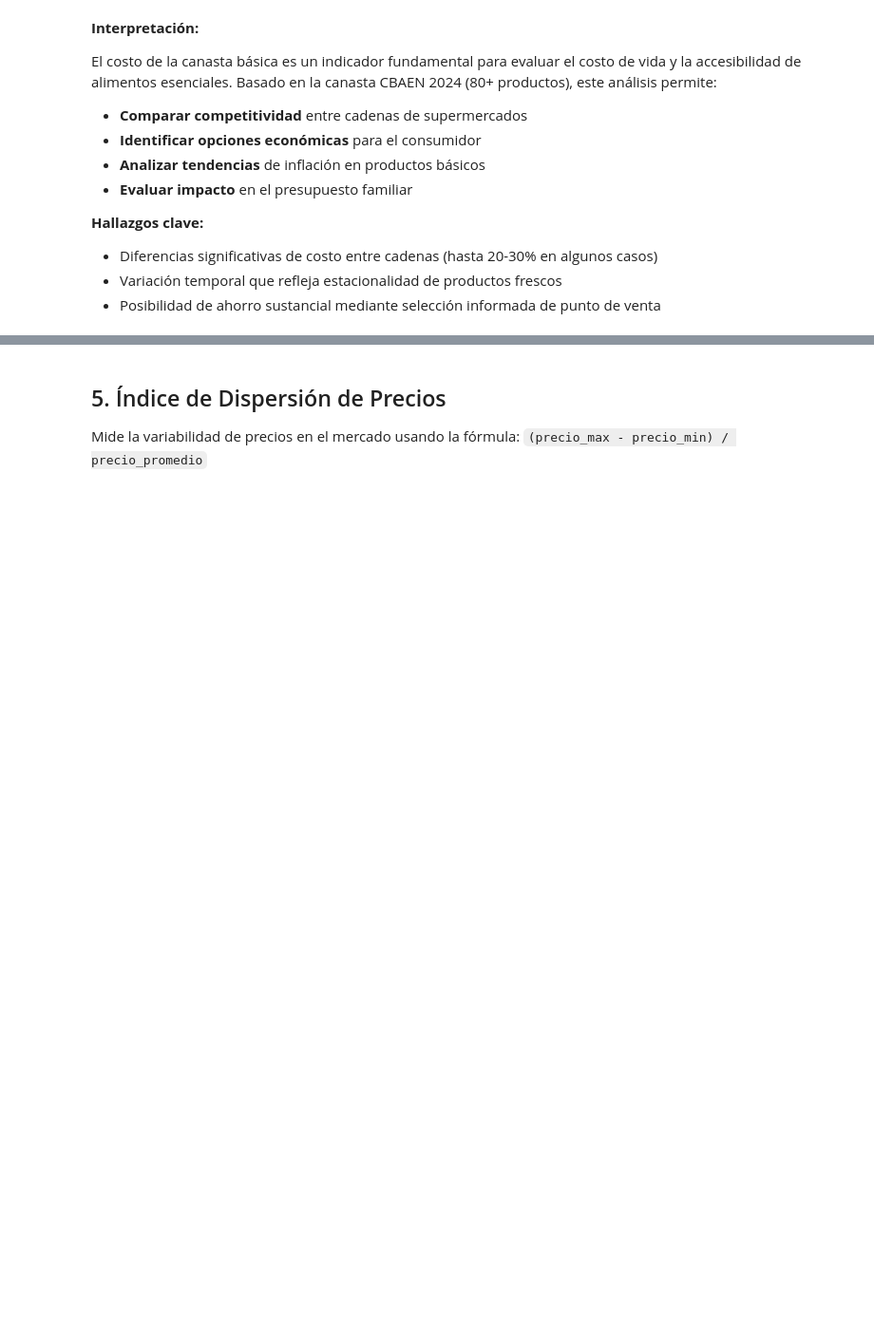
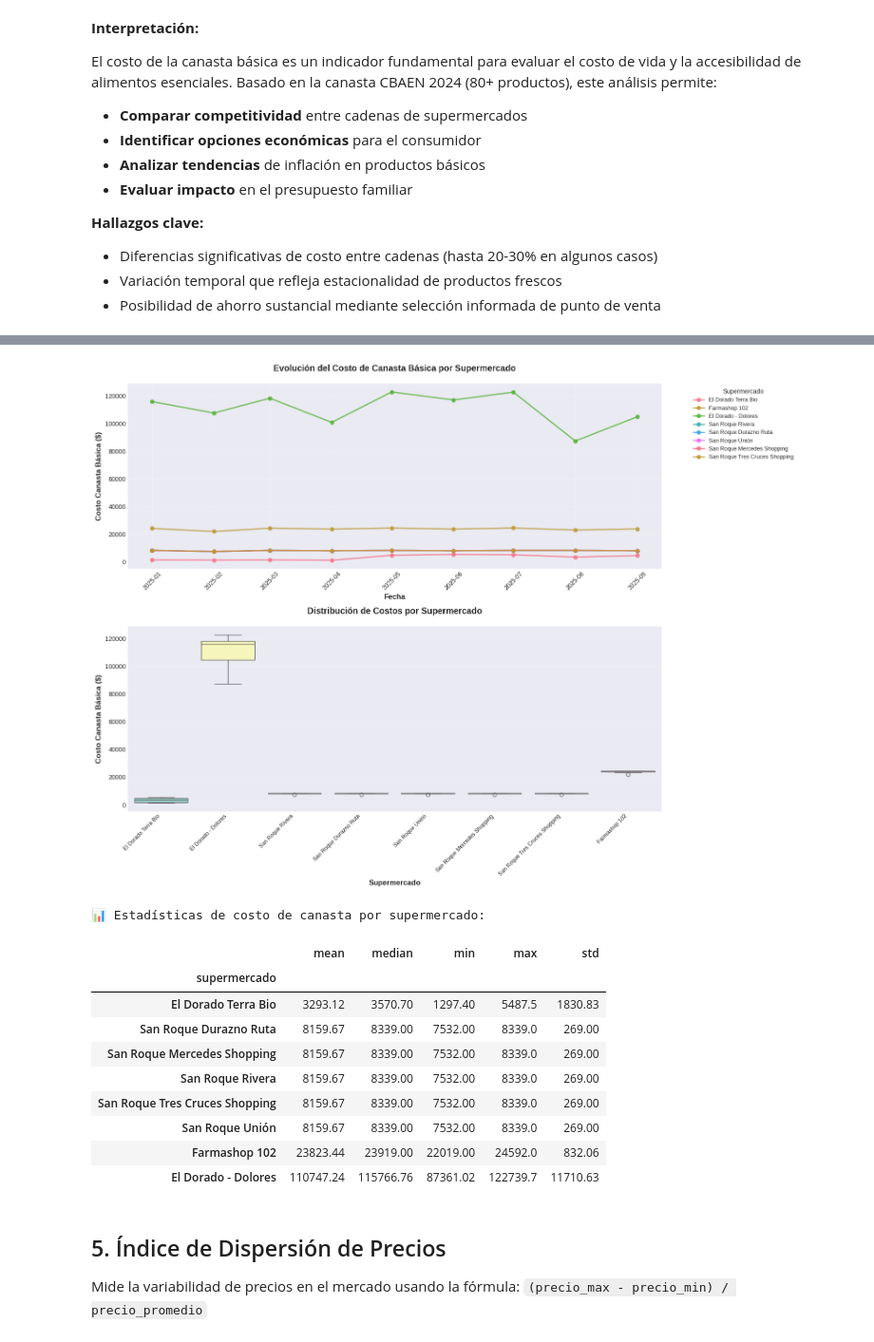
Before and after one commit to clara-s-n/monitor-precios-sipc, a Jupyter notebook: notebooks/03_dashboard.ipynb, the cells around one changed output, grey strips where cells are left out. Shown at 95% size. Cells and saved outputs as stored; diff of their text form; code cells hidden in the pictures; blank space fills up the shorter version.

```diff
--- a/notebooks/03_dashboard.ipynb
+++ b/notebooks/03_dashboard.ipynb
@@ -206,6 +308,6 @@ display(df_canasta.head(10))
 # %%
 # Crear fecha y ordenar
-df_canasta['fecha'] = pd.to_datetime(df_canasta[['anio', 'mes']].assign(dia=1))
+df_canasta['fecha'] = crear_fecha(df_canasta)
 df_canasta = df_canasta.sort_values('fecha')
 
 # Obtener los supermercados con más datos
@@ -216,33 +318,46 @@ df_canasta_top = df_canasta[df_canasta['supermercado'].isin(top_supermercados)]
 fig, (ax1, ax2) = plt.subplots(2, 1, figsize=(16, 12))
 
 # Gráfico 1: Series temporales
 for supermercado in top_supermercados:
     data = df_canasta_top[df_canasta_top['supermercado'] == supermercado]
     ax1.plot(data['fecha'], data['costo_canasta'], marker='o', linewidth=2, label=supermercado, alpha=0.8)
 
 ax1.set_xlabel('Fecha', fontsize=12, fontweight='bold')
 ax1.set_ylabel('Costo Canasta Básica ($)', fontsize=12, fontweight='bold')
 ax1.set_title('Evolución del Costo de Canasta Básica por Supermercado', fontsize=14, fontweight='bold', pad=20)
 ax1.legend(title='Supermercado', bbox_to_anchor=(1.05, 1), loc='upper left', fontsize=9)
 ax1.grid(True, alpha=0.3)
 plt.setp(ax1.xaxis.get_majorticklabels(), rotation=45)
 
 # Gráfico 2: Boxplot comparativo
 sns.boxplot(data=df_canasta_top, x='supermercado', y='costo_canasta', ax=ax2, palette='Set3')
 ax2.set_xlabel('Supermercado', fontsize=12, fontweight='bold')
 ax2.set_ylabel('Costo Canasta Básica ($)', fontsize=12, fontweight='bold')
 ax2.set_title('Distribución de Costos por Supermercado', fontsize=14, fontweight='bold', pad=20)
 ax2.grid(True, alpha=0.3, axis='y')
 plt.setp(ax2.xaxis.get_majorticklabels(), rotation=45, ha='right', fontsize=9)
 
 plt.tight_layout()
 plt.show()
 
 # Estadísticas por supermercado
 print("\n📊 Estadísticas de costo de canasta por supermercado:")
 stats_supermercado = df_canasta_top.groupby('supermercado')['costo_canasta'].agg(['mean', 'median', 'min', 'max', 'std']).round(2)
 stats_supermercado = stats_supermercado.sort_values('mean')
 display(stats_supermercado)
+# %% [output]
+[figure, added]
+📊 Estadísticas de costo de canasta por supermercado:
+|  | mean | median | min | max | std |
+| supermercado |  |  |  |  |  |
+| El Dorado Terra Bio | 3293.12 | 3570.70 | 1297.40 | 5487.5 | 1830.83 |
+| San Roque Durazno Ruta | 8159.67 | 8339.00 | 7532.00 | 8339.0 | 269.00 |
+| San Roque Mercedes Shopping | 8159.67 | 8339.00 | 7532.00 | 8339.0 | 269.00 |
+| San Roque Rivera | 8159.67 | 8339.00 | 7532.00 | 8339.0 | 269.00 |
+| San Roque Tres Cruces Shopping | 8159.67 | 8339.00 | 7532.00 | 8339.0 | 269.00 |
+| San Roque Unión | 8159.67 | 8339.00 | 7532.00 | 8339.0 | 269.00 |
+| Farmashop 102 | 23823.44 | 23919.00 | 22019.00 | 24592.0 | 832.06 |
+| El Dorado - Dolores | 110747.24 | 115766.76 | 87361.02 | 122739.7 | 11710.63 |
 # %% [markdown]
 ## 5. Índice de Dispersión de Precios
 
```
Also changed, not shown: parts of 15 cells of this notebook, 1 other file.
